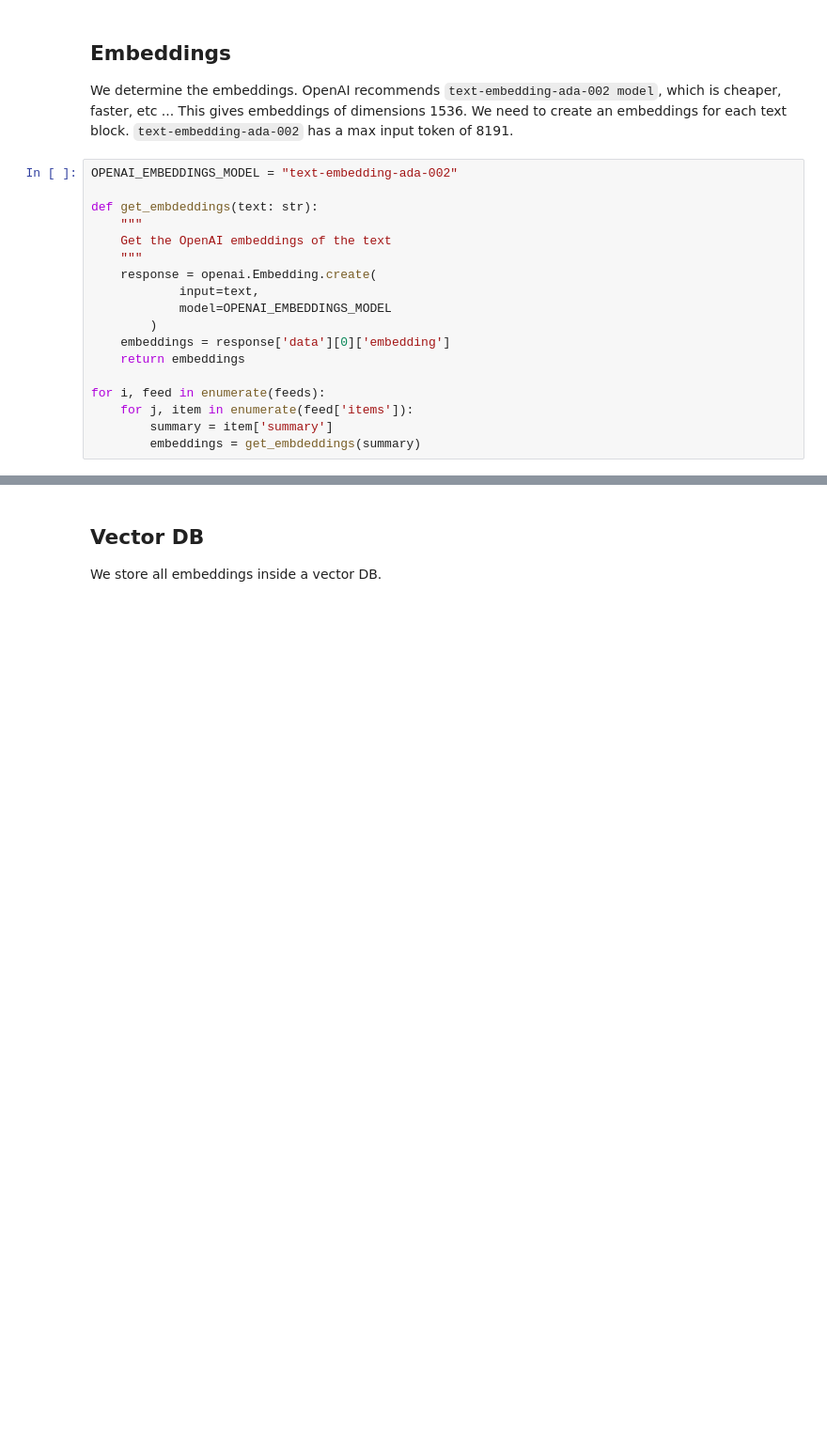
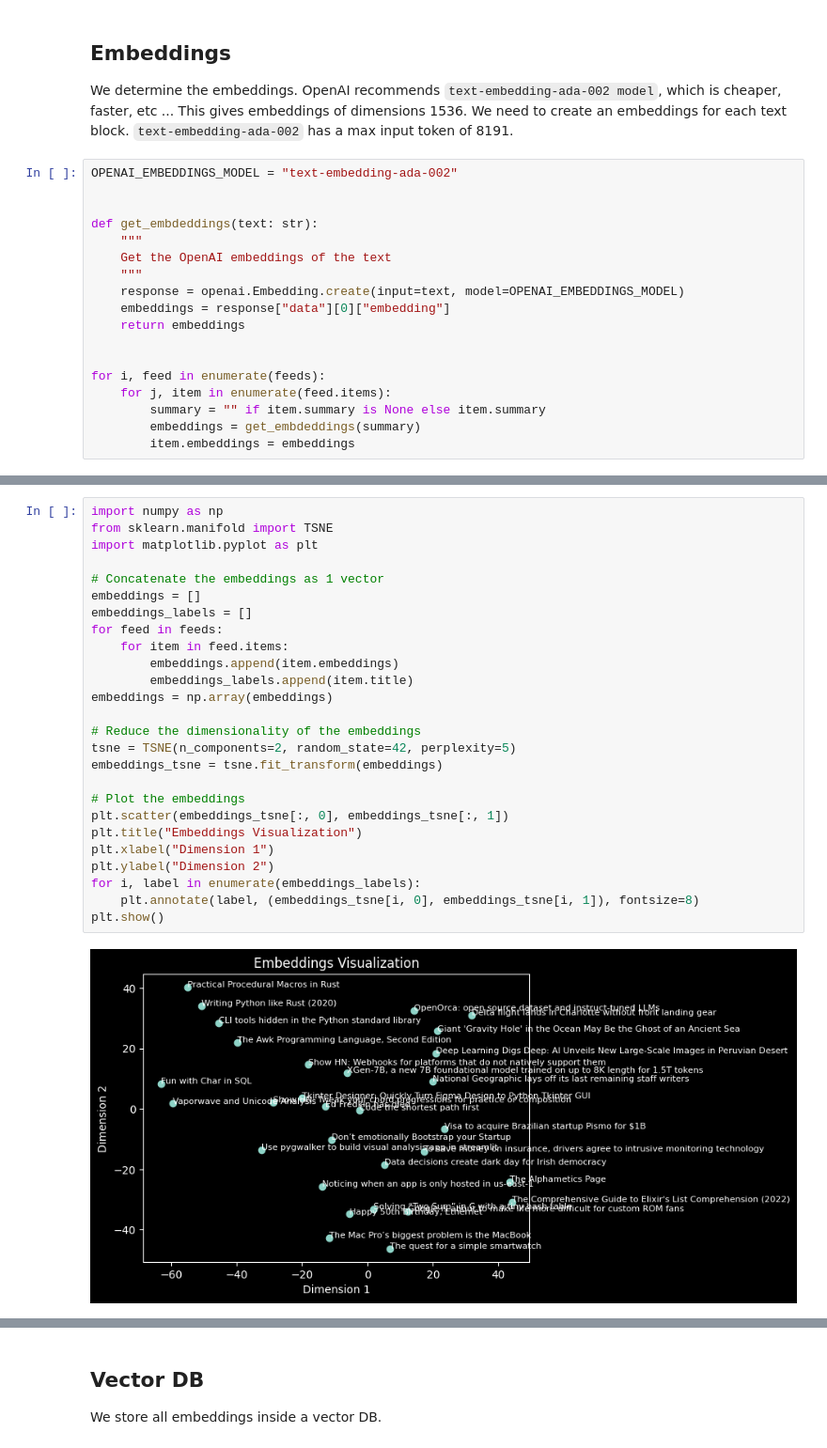
Before and after one commit to newsie-rocks/sandbox, a Jupyter notebook: sandbox.ipynb, the cells around one changed output, grey strips where cells are left out. Shown at 94% size. Saved outputs shown, nothing was run; the diff lists cells and outputs as text; blank space fills up the shorter version.

```diff
--- a/sandbox.ipynb
+++ b/sandbox.ipynb
@@ -237,19 +321,19 @@ The website opnsense.org is the official website for a popular open source firew
 We determine the embeddings. OpenAI recommends `text-embedding-ada-002 model`, which is cheaper, faster, etc ... This gives embeddings of dimensions 1536. We need to create an embeddings for each text block. `text-embedding-ada-002` has a max input token of 8191.
 # %%
 OPENAI_EMBEDDINGS_MODEL = "text-embedding-ada-002"
+
 
 def get_embdeddings(text: str):
     """
     Get the OpenAI embeddings of the text
     """
-    response = openai.Embedding.create(
-            input=text,
-            model=OPENAI_EMBEDDINGS_MODEL
-        )
-    embeddings = response['data'][0]['embedding']
+    response = openai.Embedding.create(input=text, model=OPENAI_EMBEDDINGS_MODEL)
+    embeddings = response["data"][0]["embedding"]
     return embeddings
 
+
 for i, feed in enumerate(feeds):
-    for j, item in enumerate(feed['items']):
-        summary = item['summary']
+    for j, item in enumerate(feed.items):
+        summary = "" if item.summary is None else item.summary
         embeddings = get_embdeddings(summary)
+        item.embeddings = embeddings
@@ -255,0 +342,28 @@ for i, feed in enumerate(feeds):
+# %%
+import numpy as np
+from sklearn.manifold import TSNE
+import matplotlib.pyplot as plt
+
+# Concatenate the embeddings as 1 vector
+embeddings = []
+embeddings_labels = []
+for feed in feeds:
+    for item in feed.items:
+        embeddings.append(item.embeddings)
+        embeddings_labels.append(item.title)
+embeddings = np.array(embeddings)
+
+# Reduce the dimensionality of the embeddings
+tsne = TSNE(n_components=2, random_state=42, perplexity=5)
+embeddings_tsne = tsne.fit_transform(embeddings)
+
+# Plot the embeddings
+plt.scatter(embeddings_tsne[:, 0], embeddings_tsne[:, 1])
+plt.title("Embeddings Visualization")
+plt.xlabel("Dimension 1")
+plt.ylabel("Dimension 2")
+for i, label in enumerate(embeddings_labels):
+    plt.annotate(label, (embeddings_tsne[i, 0], embeddings_tsne[i, 1]), fontsize=8)
+plt.show()
+# %% [output]
+[figure, added]
```
Also changed, not shown: parts of 17 cells of this notebook, 40 other files.
